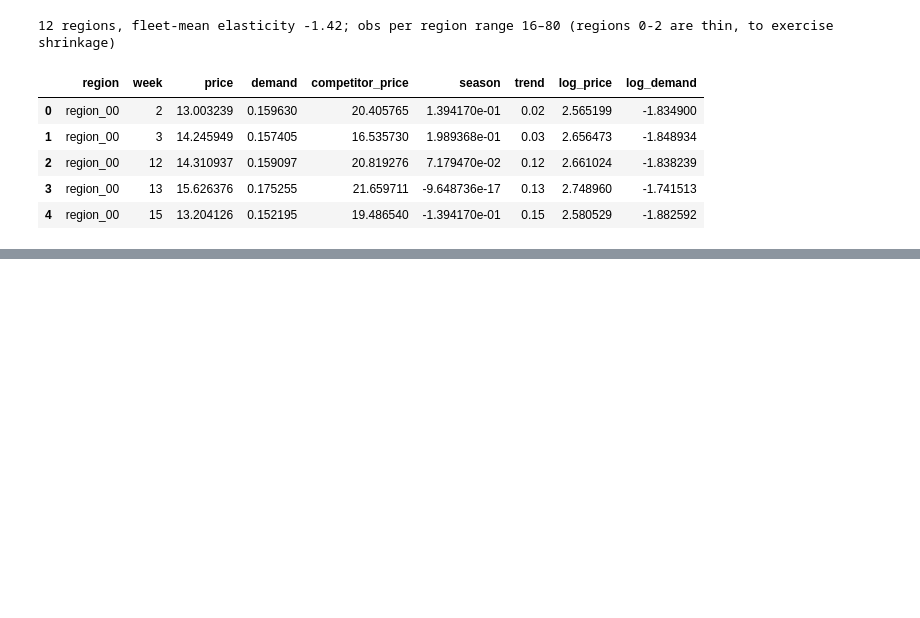
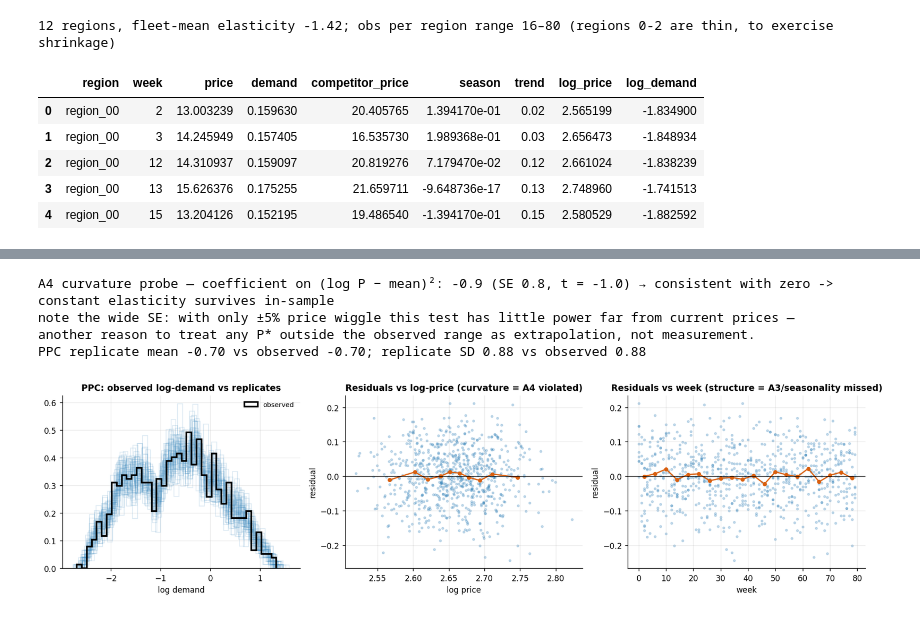
Before and after one commit to fmuia/sda_projects, a Jupyter notebook: causal-marketing-pymc/notebooks/03_price_elasticity.ipynb, the cells around one changed output, grey strips where cells are left out. Saved outputs shown, nothing was run; the diff lists cells and outputs as text; code cells hidden in the pictures; blank space fills up the shorter version.

```diff
--- a/causal-marketing-pymc/notebooks/03_price_elasticity.ipynb
+++ b/causal-marketing-pymc/notebooks/03_price_elasticity.ipynb
@@ -206,0 +340,50 @@ fleet-mean elasticity μ_β -1.36 (true -1.42)  ·  between-region spread τ_β
+# %%
+# Posterior predictive: thin the posterior (the plot needs ~40 replicate datasets, not thousands).
+step = max(1, idata.posterior.sizes["draw"] // (60 if FAST else 200))
+idata_thin = idata.sel(draw=slice(None, None, step))
+with model:
+    ppc = pm.sample_posterior_predictive(idata_thin, random_seed=SEED, progressbar=False)
+y_rep = ppc.posterior_predictive["obs"].values.reshape(-1, len(ld))
+
+# Posterior-mean residuals (point diagnostics; the PPC handles full-uncertainty checking)
+a_hat = idata.posterior["alpha_r"].values.reshape(-1, R).mean(0)
+g_hat = idata.posterior["gamma"].values.reshape(-1, z.shape[1]).mean(0)
+resid = ld - (a_hat[r_idx] + partial[r_idx] * lp + z @ g_hat)
+wk = df["week"].values
+
+fig, ax = plt.subplots(1, 3, figsize=(14, 3.8))
+plots.ppc_plot(ax[0], ld, y_rep, title="PPC: observed log-demand vs replicates")
+ax[0].set_xlabel("log demand")
+qb = np.quantile(lp, np.linspace(0, 1, 11)); ib = np.clip(np.searchsorted(qb, lp, side="right") - 1, 0, 9)
+ax[1].scatter(lp, resid, s=6, alpha=0.25, color=plots.BLUE)
+ax[1].plot(pd.Series(lp).groupby(ib).mean().values, pd.Series(resid).groupby(ib).mean().values,
+           "o-", color=plots.ORANGE, lw=1.5, ms=4)
+ax[1].axhline(0, color="k", lw=0.6); ax[1].set_xlabel("log price"); ax[1].set_ylabel("residual")
+ax[1].set_title("Residuals vs log-price (curvature = A4 violated)")
+ax[2].scatter(wk, resid, s=6, alpha=0.25, color=plots.BLUE)
+wm = pd.Series(resid).groupby(wk // 4)
+ax[2].plot(wm.mean().index * 4 + 2, wm.mean().values, "o-", color=plots.ORANGE, lw=1.5, ms=4)
+ax[2].axhline(0, color="k", lw=0.6); ax[2].set_xlabel("week"); ax[2].set_ylabel("residual")
+ax[2].set_title("Residuals vs week (structure = A3/seasonality missed)")
+fig.tight_layout()
+
+# Formal A4 probe: pooled OLS with region dummies + controls + a curvature term in log-price.
+lp_c2 = (lp - lp.mean()) ** 2
+Xq = np.column_stack([np.eye(R)[r_idx], lp, lp_c2, z])
+coef_q = np.linalg.lstsq(Xq, ld, rcond=None)[0]
+dof = len(ld) - Xq.shape[1]
+s2_q = float(((ld - Xq @ coef_q) ** 2).sum()) / dof
+se_q = float(np.sqrt(s2_q * np.linalg.inv(Xq.T @ Xq)[R + 1, R + 1]))
+verdict = ("consistent with zero -> constant elasticity survives in-sample"
+           if abs(coef_q[R + 1]) < 2 * se_q else "SIGNIFICANT -> constant elasticity is suspect")
+print(f"A4 curvature probe — coefficient on (log P − mean)²: {coef_q[R+1]:+.1f} (SE {se_q:.1f}, "
+      f"t = {coef_q[R+1]/se_q:+.1f}) → {verdict}")
+print("note the wide SE: with only ±5% price wiggle this test has little power far from current prices —")
+print("another reason to treat any P* outside the observed range as extrapolation, not measurement.")
+print(f"PPC replicate mean {y_rep.mean():.2f} vs observed {ld.mean():.2f}; replicate SD {y_rep.std():.2f} vs observed {ld.std():.2f}")
+# %% [output]
+A4 curvature probe — coefficient on (log P − mean)²: -0.9 (SE 0.8, t = -1.0) → consistent with zero -> constant elasticity survives in-sample
+note the wide SE: with only ±5% price wiggle this test has little power far from current prices —
+another reason to treat any P* outside the observed range as extrapolation, not measurement.
+PPC replicate mean -0.70 vs observed -0.70; replicate SD 0.88 vs observed 0.88
+[figure, added]
```
Also changed, not shown: parts of 28 cells of this notebook, 28 other files.
